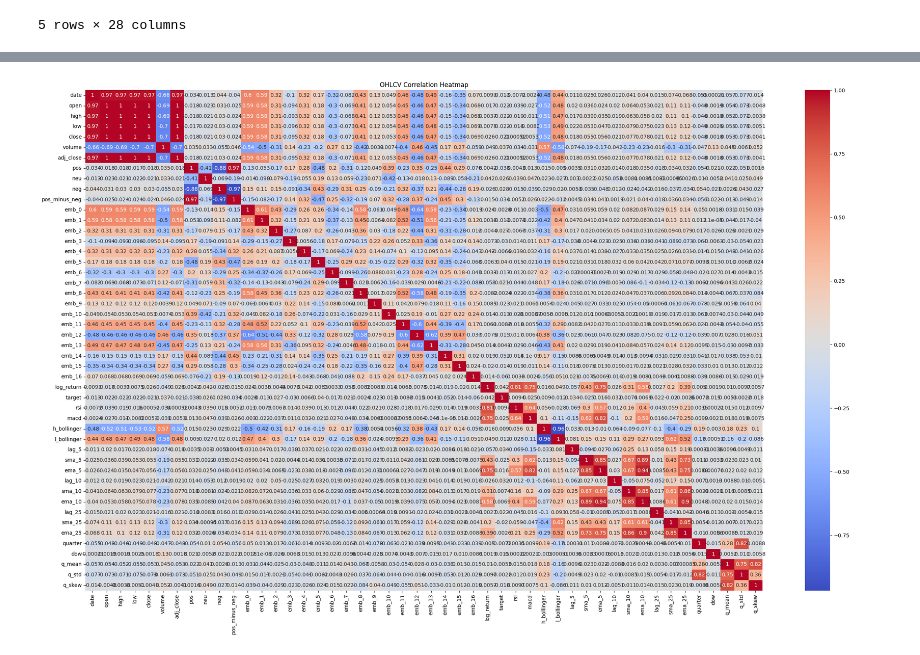
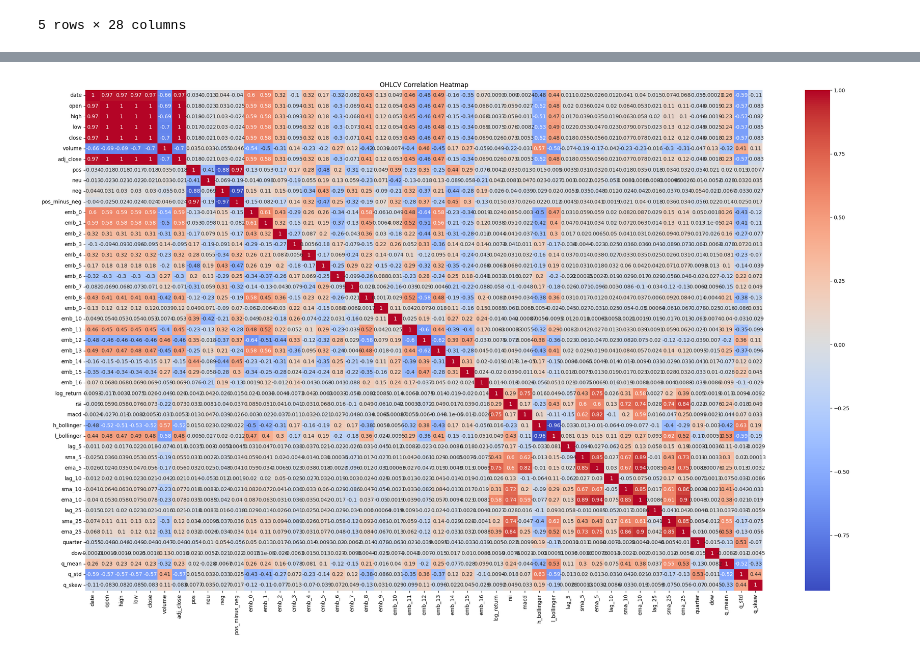
Before and after one commit to vitoco84/ml-stock-sent, a Jupyter notebook: notebooks/03_feature.ipynb, the cells around one changed output, grey strips where cells are left out. Drawn from its saved outputs; the diff is of its cells as text; code cells hidden in the pictures.

```diff
--- a/notebooks/03_feature.ipynb
+++ b/notebooks/03_feature.ipynb
@@ -9,9 +10,9 @@ from src.features import create_features_and_target
 from src.plots import plot_correlation_heatmap
 from src.utils import save_csv
 # %%
-cfg = Config("../config/config.yaml")
+cfg = Config(Path("../config/config.yaml"))
 # %%
-df_price_sent = load_prices_sentiment(str(os.path.join(cfg.data.processed_dir, cfg.data.name_prices_sentiment)))
+df_price_sent = load_prices_sentiment(Path(cfg.data.processed_dir) / cfg.data.name_prices_sentiment)
 df_price_sent.head()
 # %% [output]
 |  | date | open | high | low | close | volume | adj_close | pos | neu | neg | ... | ... |
@@ -58,4 +75,5 @@ save_csv(str(os.path.join(cfg.data.processed_dir, cfg.data.name_features_full)),
 # %%
-plot_correlation_heatmap(df_full, df_full.columns.tolist(), cfg.data.fig_dir, "full_correlation_heatmap.png", figsize = (24, 15))
+cols = [c for c in df_full.columns if not (c == "target" or c.startswith("target_"))]
+plot_correlation_heatmap(df_full, cols, cfg.data.fig_dir, "full_correlation_heatmap.png", figsize = (24, 15))
 # %% [output]
-[figure, old version]
+[figure, new version]
```
Also changed, not shown: parts of 5 cells of this notebook, 24 other files.
